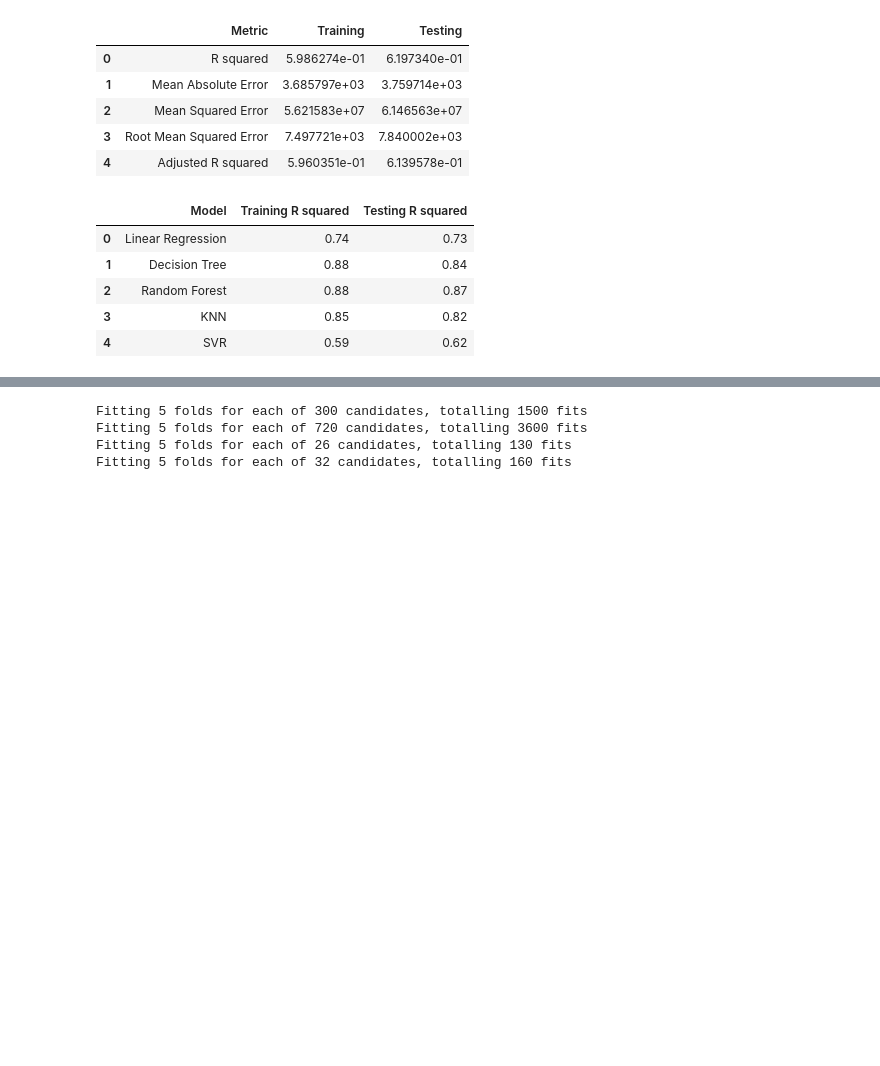
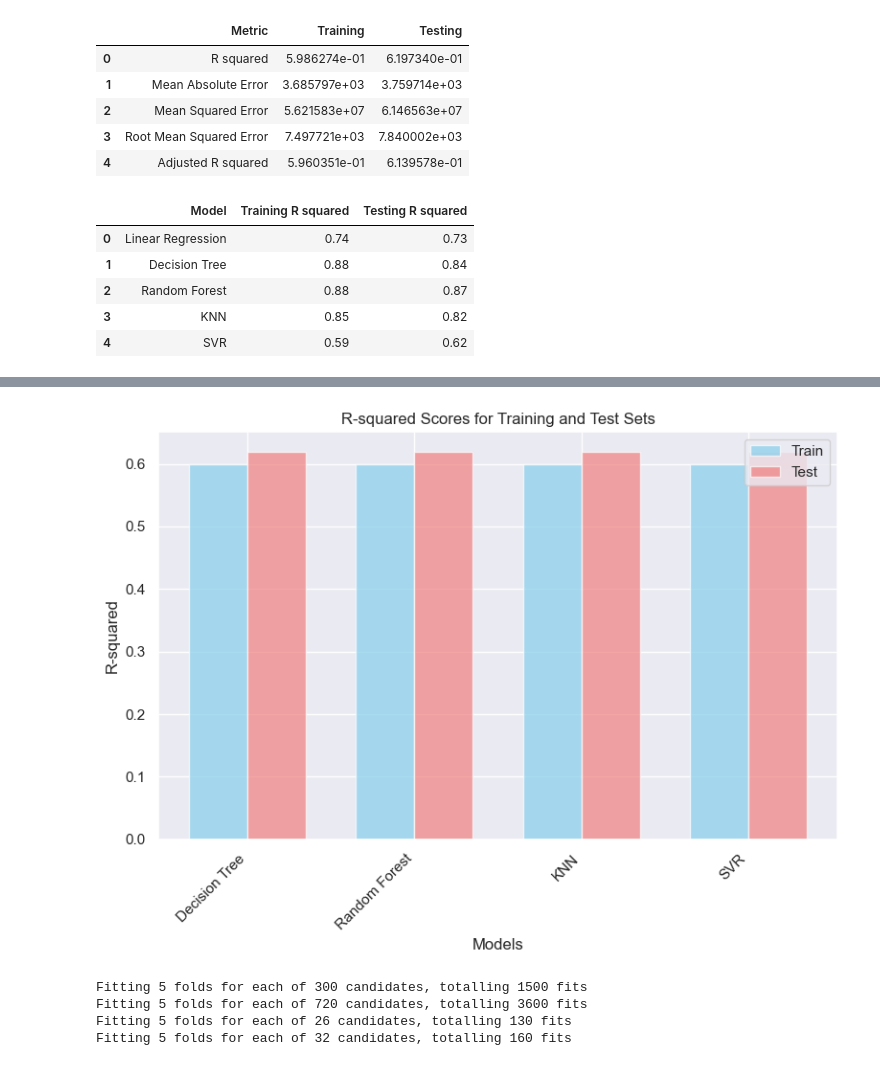
Before and after one commit to Sakshich1912/Linear-Regression-Insurance-, a Jupyter notebook: Linear Regression (Insurance).ipynb, the cells around one changed output, grey strips where cells are left out. Saved outputs shown, nothing was run; the diff lists cells and outputs as text; code cells hidden in the pictures; blank space fills up the shorter version.

```diff
--- a/Linear Regression (Insurance).ipynb
+++ b/Linear Regression (Insurance).ipynb
@@ -582,36 +582,22 @@ results_df
 | 3 | KNN | 0.85 | 0.82 |
 | 4 | SVR | 0.59 | 0.62 |
 # %%
-# Create figure with Plotly Express
-fig = go.Figure()
+# Plotting
+fig, ax = plt.subplots(figsize=(8, 6))
 
-# Add bar trace for training R-squared
-fig.add_trace(go.Bar(
-    x=models,
-    y=r2_train,
-    name='Train',
-    marker_color='rgba(71, 133, 180, 0.7)'  # Light blue color with alpha (transparency)
-))
+bar_width = 0.35
+index = np.arange(len(models))
 
-# Add bar trace for testing R-squared
-fig.add_trace(go.Bar(
-    x=models,
-    y=r2_test,
-    name='Test',
-    marker_color='rgba(255, 165, 0, 0.7)'  # Light orange color with alpha (transparency)
-))
+bar1 = ax.bar(index, r2_train, bar_width, label='Train', color='skyblue', alpha=0.7)
+bar2 = ax.bar(index + bar_width, r2_test, bar_width, label='Test', color='lightcoral', alpha=0.7)
 
-# Update layout properties
-fig.update_layout(
-    title='R-squared Scores for Training and Test Sets',
-    xaxis_title='Models',
-    yaxis_title='R-squared',
-    xaxis={'categoryorder':'total descending'},  # Sort x-axis labels by total values
-    barmode='group',  # Group bars
-    bargap=0.15,  # Gap between bars of adjacent location coordinates
-    bargroupgap=0.1,  # Gap between bars of the same location coordinate
-)
+ax.set_xlabel('Models')
+ax.set_ylabel('R-squared')
+ax.set_title('R-squared Scores for Training and Test Sets')
+ax.set_xticks(index + bar_width / 2)
+ax.set_xticklabels(models, rotation=45, ha='right')
+ax.legend()
 
-# Show the plot
-fig.show()
+plt.tight_layout()
+plt.show()
 # %% [output]
@@ -620,3 +604,4 @@ fig.show()
+[figure, added]
 # %%
 # Initialize models and parameter grids
 models = {
```
Also changed, not shown: parts of 1 cell of this notebook.
